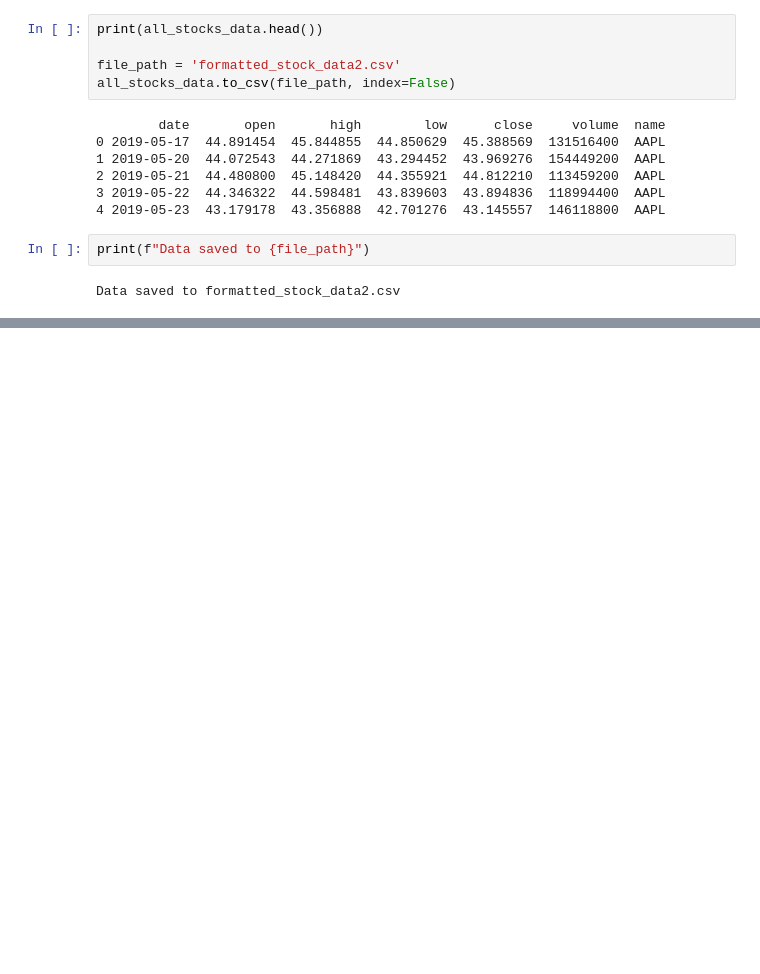
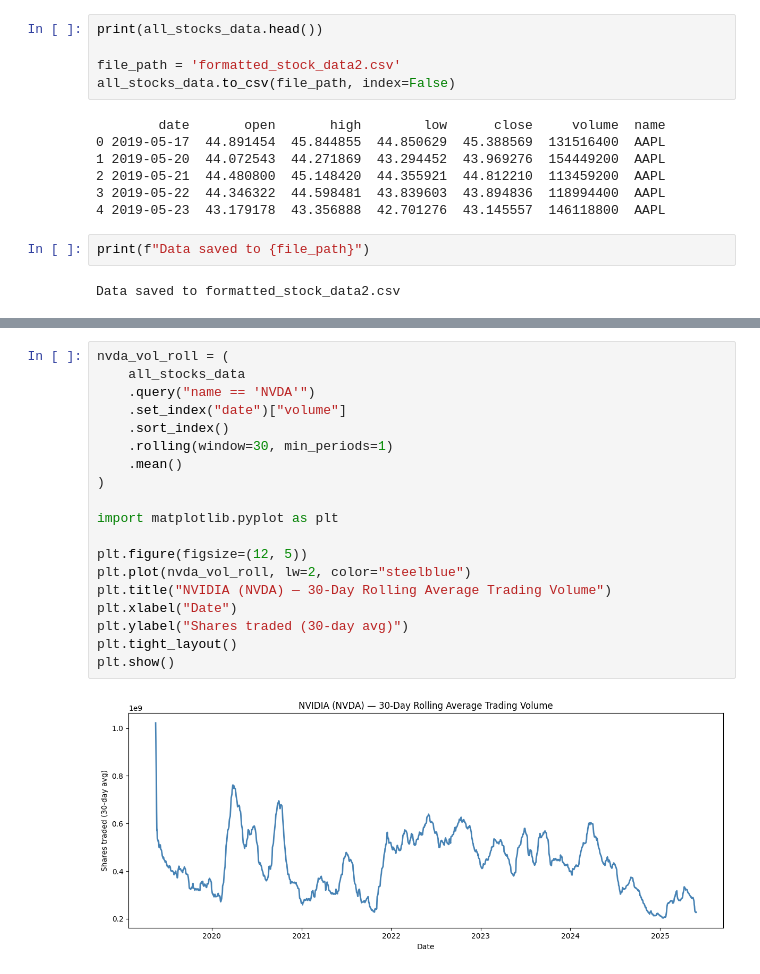
Before and after one commit to gregloos/Algorithmic-Trading, a Jupyter notebook: main.ipynb, the cells around one changed output, grey strips where cells are left out. Cells and saved outputs as stored; diff of their text form; blank space fills up the shorter version.

```diff
--- a/main.ipynb
+++ b/main.ipynb
@@ -62,0 +135,21 @@ Data saved to formatted_stock_data2.csv
+# %%
+nvda_vol_roll = (
+    all_stocks_data
+    .query("name == 'NVDA'")
+    .set_index("date")["volume"]
+    .sort_index()
+    .rolling(window=30, min_periods=1)
+    .mean()
+)
+
+import matplotlib.pyplot as plt
+
+plt.figure(figsize=(12, 5))
+plt.plot(nvda_vol_roll, lw=2, color="steelblue")
+plt.title("NVIDIA (NVDA) — 30-Day Rolling Average Trading Volume")
+plt.xlabel("Date")
+plt.ylabel("Shares traded (30-day avg)")
+plt.tight_layout()
+plt.show()
+# %% [output]
+[figure, added]
```
Also changed, not shown: parts of 13 cells of this notebook.
